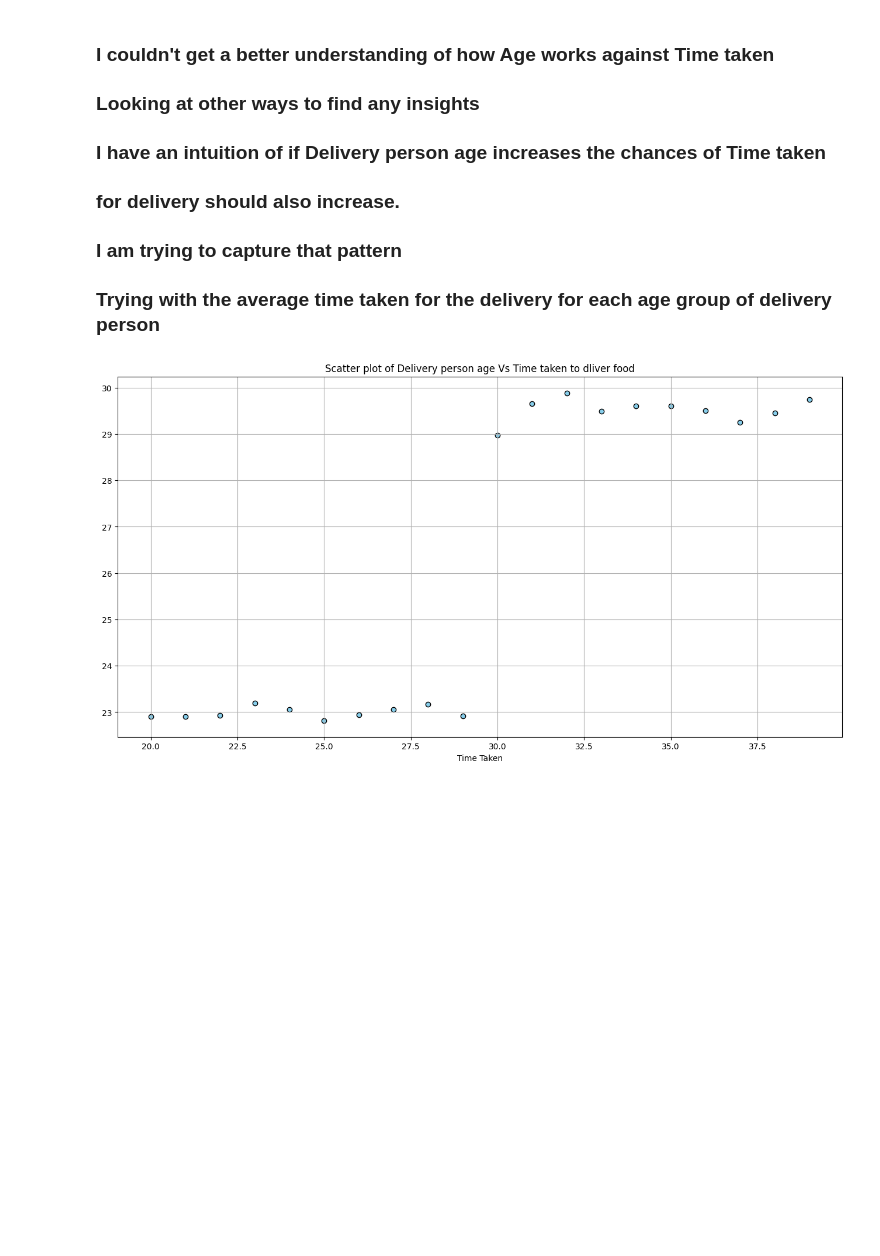
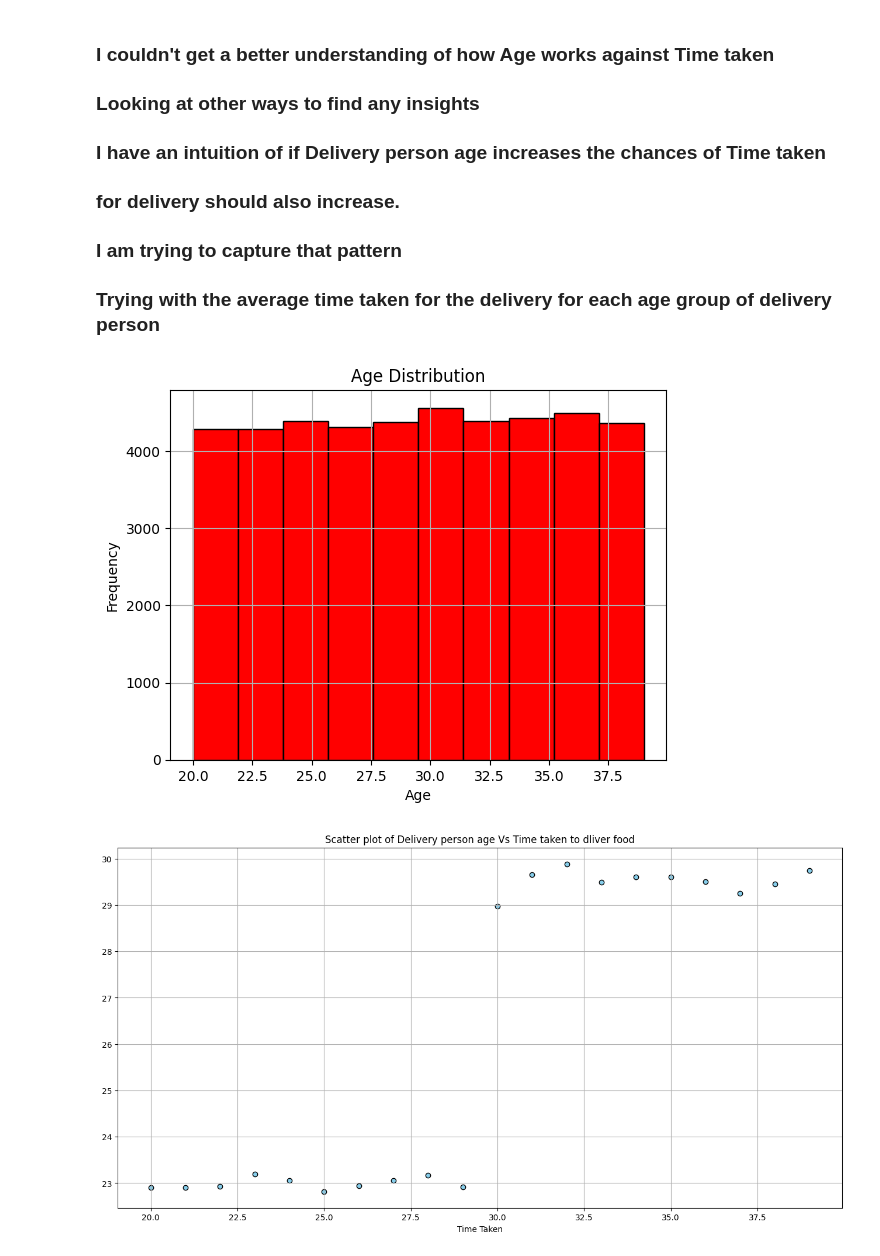
Before and after one commit to hy103/Est_food_delivery_time, a Jupyter notebook: notebooks/data_visualizations.ipynb, the cells around one changed output. Saved outputs shown, nothing was run; the diff lists cells and outputs as text; code cells hidden in the pictures; blank space fills up the shorter version.

```diff
--- a/notebooks/data_visualizations.ipynb
+++ b/notebooks/data_visualizations.ipynb
@@ -143,6 +143,14 @@ plt.show()
 ### for delivery should also increase.
 ### I am trying to capture that pattern
 ### Trying with the average time taken for the delivery for each age group of delivery person
+# %%
+df["Delivery_person_Age"].hist(bins = 10, color = 'red', edgecolor = 'black')
+plt.title('Age Distribution')
+plt.xlabel('Age')
+plt.ylabel('Frequency')
+plt.show()
+# %% [output]
+[figure, added]
 # %%
 dp_group = df.groupby('Delivery_person_Age')
 plt.figure(figsize = (16,8))
```
Also changed, not shown: parts of 14 cells of this notebook.
